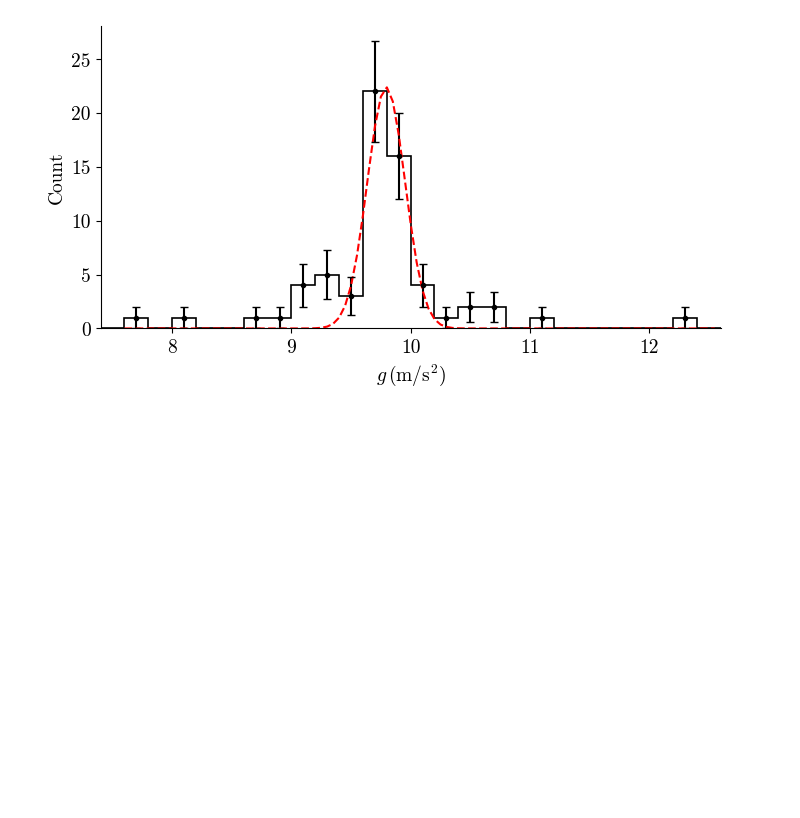
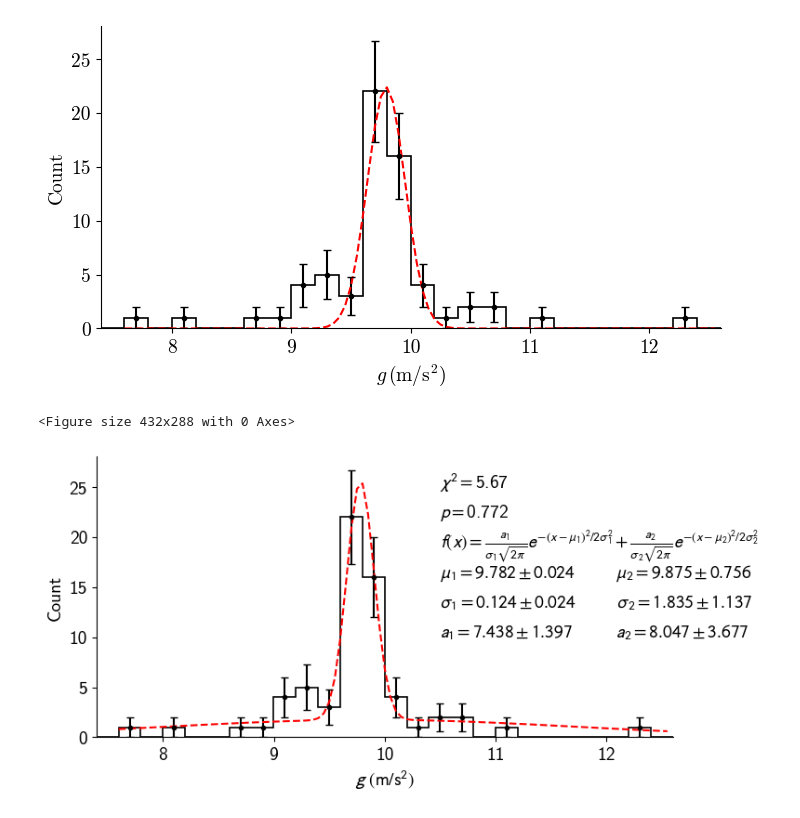
Before and after one commit to reionize/jlab, a Jupyter notebook: pendulum/as5.4.ipynb, the cells around one changed output. Saved outputs shown, nothing was run; the diff lists cells and outputs as text; code cells hidden in the pictures; blank space fills up the shorter version.

```diff
--- a/pendulum/as5.4.ipynb
+++ b/pendulum/as5.4.ipynb
@@ -82,0 +99,4 @@ print(p)
+# %%
+from scipy.stats import chi2
+p = chi2.sf(chi2finalmult, df2)
+print(p)
@@ -89 +109,5 @@ def gaussian(x, mu, sigma, a):
+# %%
+# multiple gaussian
+def multiplegaussian(x, mu1, sigma1, a1, mu2, sigma2, a2):
+    return a1/sigma1/np.sqrt(2*np.pi) * np.exp(-(x-mu1)**2/2/sigma1**2) + a2/sigma2/np.sqrt(2*np.pi) * np.exp(-(x-mu2)**2/2/sigma2**2)
 # %%
@@ -93,7 +117,8 @@ def chi2(f, popt, x, y, err):
 # %%
 plt.clf()
 plt.rcParams.update({'font.size': 14})
-plt.rcParams.update({'font.family': 'cmr10', 'mathtext.fontset': 'cm'})
+#plt.rcParams.update({'font.family': 'cmr10', 'mathtext.fontset': 'cm'})
+plt.rcParams.update({'font.family': 'cmss10', 'mathtext.fontset': 'stixsans'})
 fig, ax = plt.subplots()
 ax.spines['right'].set_visible(False)
 ax.spines['top'].set_visible(False)
@@ -116,3 +141,32 @@ plt.savefig('hist.png', bbox_inches='tight', pad_inches=0)
 # %% [output]
 <Figure size 432x288 with 0 Axes>
 [figure]
+# %%
+plt.clf()
+plt.rcParams.update({'font.size': 14})
+#plt.rcParams.update({'font.family': 'cmr10', 'mathtext.fontset': 'cm'})
+plt.rcParams.update({'font.family': 'cmss10', 'mathtext.fontset': 'stixsans'})
+fig, ax = plt.subplots()
+ax.spines['right'].set_visible(False)
+ax.spines['top'].set_visible(False)
+plt.hist(g_f, bins=[7.399+0.2*i for i in range(27)], edgecolor='black', linewidth=1.2, color=(1,1,1,0), histtype='step')
+#plt.bar(nonempty, counts, width=1, color=(1,1,1,0), yerr=err)
+x = [7.6+0.05*i for i in range(100)]
+plt.plot(x, multiplegaussian(x, *popt2), 'r--')
+plt.errorbar(nonempty, counts, yerr=err, color='black', fmt='.', ecolor='black', capsize=3)
+plt.xlabel(r'$g \,\, (\mathrm{m}/\mathrm{s}^2)$')
+plt.ylabel('Count')
+plt.xlim([7.4, 12.6])
+# plt.title('Measured value of acceleration due to gravity')
+plt.text(10.5, 25, r'$\chi^2 = $' + str(round(chi2finalmult, 3)), horizontalalignment='left')
+plt.text(10.5, 22, r'$p = $' + str(round(p, 3)), horizontalalignment='left')
+plt.text(10.5, 19, r'$f(x) = \frac{a_1}{\sigma_1 \sqrt{2\pi}} e^{-(x-\mu_1)^2 / 2 \sigma_1^2} + \frac{a_2}{\sigma_2 \sqrt{2\pi}} e^{-(x-\mu_2)^2 / 2 \sigma_2^2}$', horizontalalignment='left')
+plt.text(10.5, 16, r'$\mu_1 = 9.782 \pm 0.024$' + '\t' + r'$\mu_2 = 9.875 \pm 0.756$', horizontalalignment='left')
+plt.text(10.5, 13, r'$\sigma_1 = 0.124 \pm 0.024 $' + '\t    ' + r'$\sigma_2 = 1.835 \pm 1.137$', horizontalalignment='left')
+plt.text(10.5, 10, r'$a_1 = 7.438 \pm 1.397 \,$' + '\t ' + r'$a_2 = 8.047 \pm 3.677$', horizontalalignment='left')
+fig.set_size_inches(8, 4)
+fig.set_dpi(100)
+plt.savefig('histmult.pdf', bbox_inches='tight', pad_inches=0)
+# %% [output]
+<Figure size 432x288 with 0 Axes>
+[figure, added]
```
Also changed, not shown: parts of 6 cells of this notebook, 4 other files.
